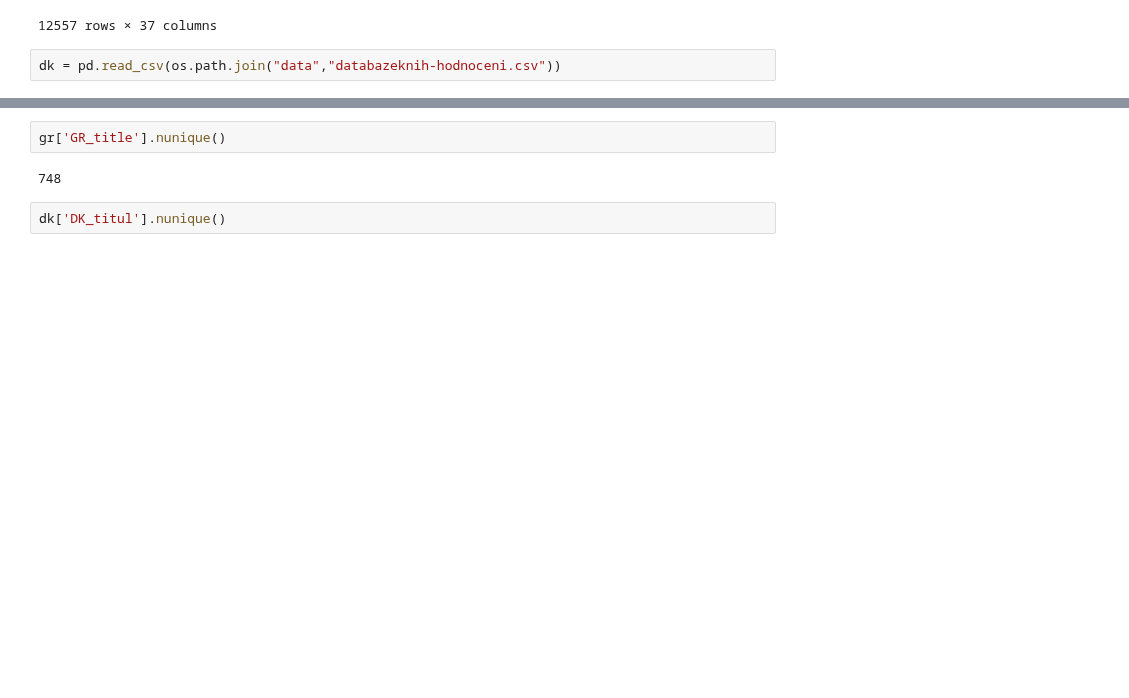
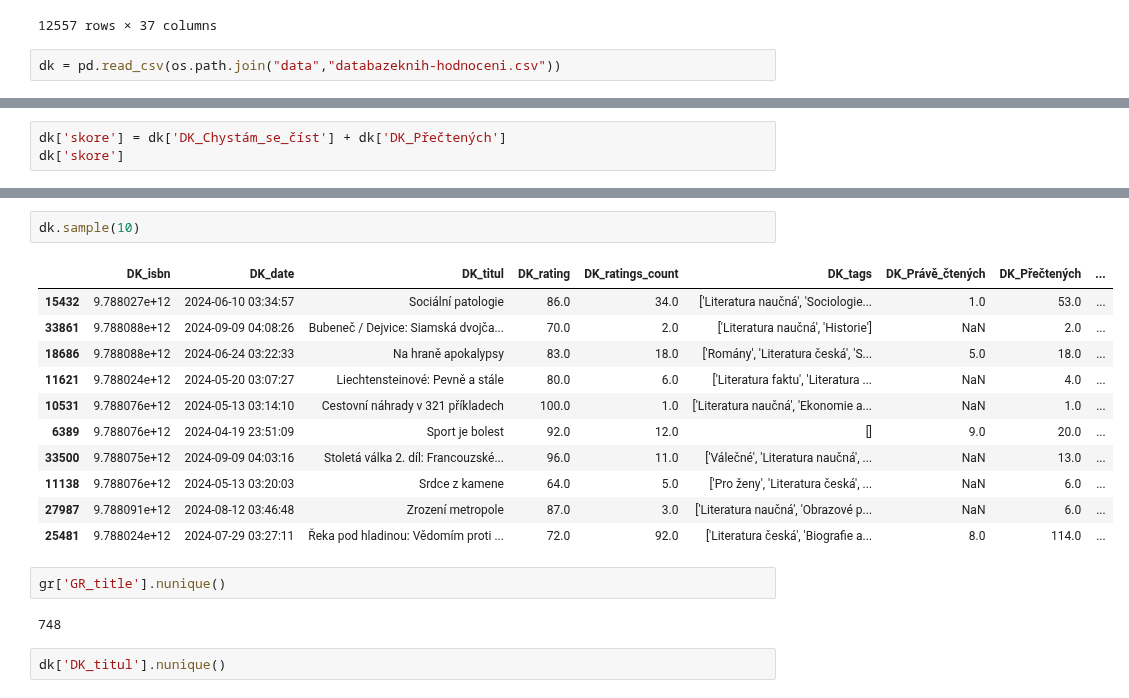
Before and after one commit to DataRozhlas/knizni-peoplemetr, a Jupyter notebook: 101_hodnoceni_explorace.ipynb, the cells around one changed output, grey strips where cells are left out. Drawn from its saved outputs; the diff is of its cells as text; blank space fills up the shorter version.

```diff
--- a/101_hodnoceni_explorace.ipynb
+++ b/101_hodnoceni_explorace.ipynb
@@ -400,0 +413,3 @@ dk = pd.read_csv(os.path.join("data","databazeknih-hodnoceni.csv"))
+# %%
+dk['skore'] = dk['DK_Chystám_se_číst'] + dk['DK_Přečtených']
+dk['skore']
@@ -401,3 +429,17 @@ dk = pd.read_csv(os.path.join("data","databazeknih-hodnoceni.csv"))
+# %%
+dk.sample(10)
+# %% [output]
+|  | DK_isbn | DK_date | DK_titul | DK_rating | DK_ratings_count | DK_tags | DK_Právě_čtených | DK_Přečtených | ... |
+| 15432 | 9.788027e+12 | 2024-06-10 03:34:57 | Sociální patologie | 86.0 | 34.0 | ['Literatura naučná', 'Sociologie... | 1.0 | 53.0 | ... |
+| 33861 | 9.788088e+12 | 2024-09-09 04:08:26 | Bubeneč / Dejvice: Siamská dvojča... | 70.0 | 2.0 | ['Literatura naučná', 'Historie'] | NaN | 2.0 | ... |
+| 18686 | 9.788088e+12 | 2024-06-24 03:22:33 | Na hraně apokalypsy | 83.0 | 18.0 | ['Romány', 'Literatura česká', 'S... | 5.0 | 18.0 | ... |
+| 11621 | 9.788024e+12 | 2024-05-20 03:07:27 | Liechtensteinové: Pevně a stále | 80.0 | 6.0 | ['Literatura faktu', 'Literatura ... | NaN | 4.0 | ... |
+| 10531 | 9.788076e+12 | 2024-05-13 03:14:10 | Cestovní náhrady v 321 příkladech | 100.0 | 1.0 | ['Literatura naučná', 'Ekonomie a... | NaN | 1.0 | ... |
+| 6389 | 9.788076e+12 | 2024-04-19 23:51:09 | Sport je bolest | 92.0 | 12.0 | [] | 9.0 | 20.0 | ... |
+| 33500 | 9.788075e+12 | 2024-09-09 04:03:16 | Stoletá válka 2. díl: Francouzské... | 96.0 | 11.0 | ['Válečné', 'Literatura naučná', ... | NaN | 13.0 | ... |
+| 11138 | 9.788076e+12 | 2024-05-13 03:20:03 | Srdce z kamene | 64.0 | 5.0 | ['Pro ženy', 'Literatura česká', ... | NaN | 6.0 | ... |
+| 27987 | 9.788091e+12 | 2024-08-12 03:46:48 | Zrození metropole | 87.0 | 3.0 | ['Literatura naučná', 'Obrazové p... | NaN | 6.0 | ... |
+| 25481 | 9.788024e+12 | 2024-07-29 03:27:11 | Řeka pod hladinou: Vědomím proti ... | 72.0 | 92.0 | ['Literatura česká', 'Biografie a... | 8.0 | 114.0 | ... |
 # %%
 gr['GR_title'].nunique()
 # %% [output]
```
Also changed, not shown: parts of 4 cells of this notebook, 8 other files.
